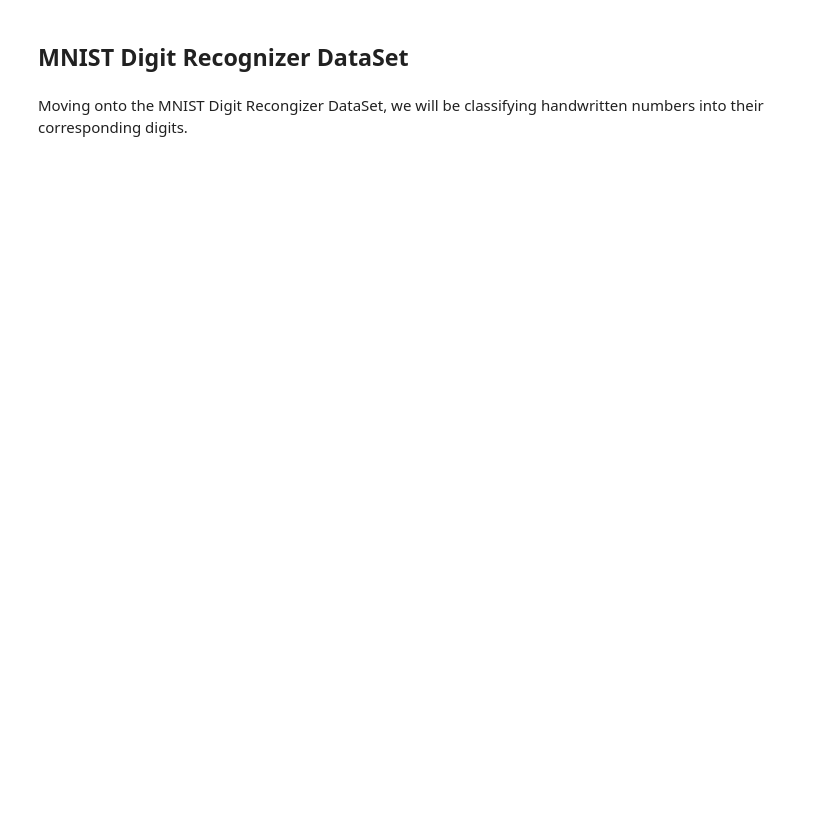
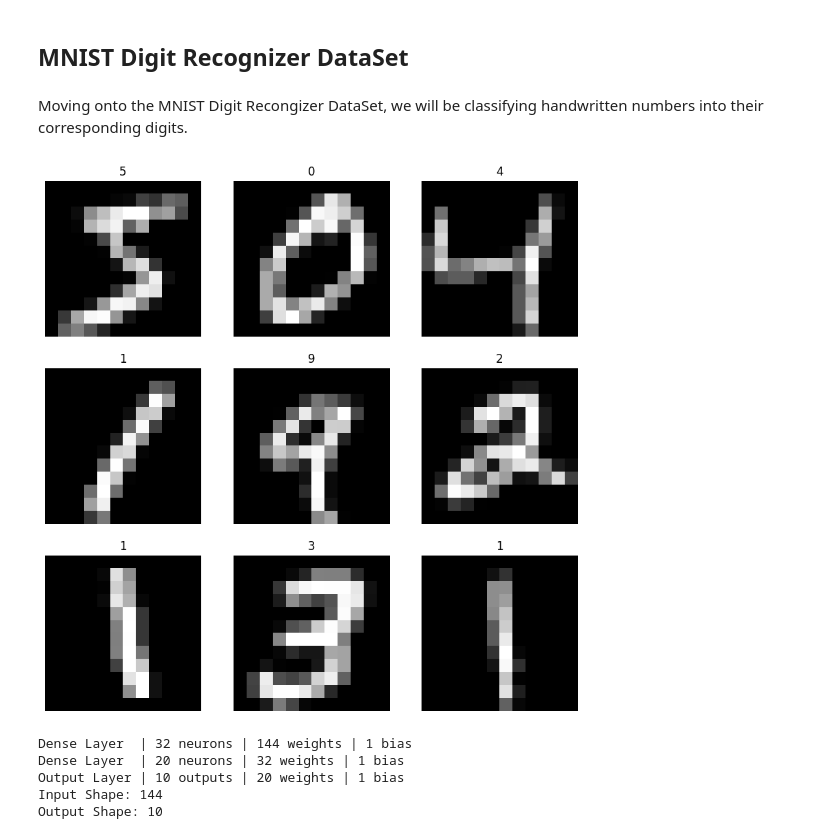
Before and after one commit to jtang25/NeuralNetwork, a Jupyter notebook: notebook.ipynb, the cells around one changed output. Drawn from its saved outputs; the diff is of its cells as text; code cells hidden in the pictures; blank space fills up the shorter version.

```diff
--- a/notebook.ipynb
+++ b/notebook.ipynb
@@ -165,0 +151,19 @@ Output Shape: 1
+# %%
+from Model import *
+import tensorflow as tf
+
+my_model = Model(Layers=[
+    Dense_Layer(input_shape=9,output_shape=30, activation_func="lrelu"),
+    Dense_Layer(input_shape=30,output_shape=6, activation_func="lrelu"),
+    Output_Layer(input_shape=6,output_shape=1)
+])
+model = tf.keras.Sequential([
+    tf.keras.layers.Dense(30, input_shape=(9,), activation=tf.keras.layers.LeakyReLU(alpha=0.01)),
+    tf.keras.layers.Dense(6, activation=tf.keras.layers.LeakyReLU(alpha=0.01)),
+    tf.keras.layers.Dense(1)  # Output layer, no activation for regression
+])
+
+# Compile the model with SGD optimizer
+model.compile(optimizer=tf.keras.optimizers.SGD(learning_rate=0.001),
+              loss='mean_absolute_error')
+model.summary()
@@ -217,3 +262,50 @@ plt.scatter(test_y[:5000], [my_model.forward_pass(test_X[d]) for d in range(5000
 ## MNIST Digit Recognizer DataSet
 # %% [markdown]
 Moving onto the MNIST Digit Recongizer DataSet, we will be classifying handwritten numbers into their corresponding digits.
+# %%
+from tensorflow.keras.datasets import mnist
+from tensorflow.keras.utils import to_categorical
+from tensorflow.image import resize
+import numpy as np
+import matplotlib.pyplot as plt
+import tensorflow as tf
+
+(X_train, y_train), (X_test, y_test) = mnist.load_data()
+
+X_train = tf.image.resize(X_train[..., tf.newaxis], [14, 14]).numpy()
+X_test = tf.image.resize(X_test[..., tf.newaxis], [14, 14]).numpy()
+
+X_train = X_train[:, 1:-1, 1:-1]
+X_test = X_test[:, 1:-1, 1:-1]
+
+X_train = X_train.reshape((X_train.shape[0], 12 * 12)).astype('float32') / 255
+X_test = X_test.reshape((X_test.shape[0], 12 * 12)).astype('float32') / 255
+y_train = to_categorical(y_train, 10)
+y_test = to_categorical(y_test, 10)
+
+# visualize the first 9 images
+plt.figure(figsize=(10, 10))
+for i in range(9):
+    plt.subplot(3, 3, i + 1)
+    plt.imshow(X_train[i].reshape(12, 12), cmap='gray')
+    plt.title(np.argmax(y_train[i]))
+    plt.axis('off')
+plt.show()
+# %% [output]
+[figure, added]
+# %%
+from Model import *
+
+model = Model(Layers=[
+    Dense_Layer(input_shape=144, output_shape=32, activation_func="relu"),
+    Dense_Layer(input_shape=32, output_shape=20, activation_func="relu"),
+    Output_Layer(input_shape=20, output_shape=10, activation_func="softmax")
+])
+
+model.summary()
+# %% [output]
+Dense Layer  | 32 neurons | 144 weights | 1 bias
+Dense Layer  | 20 neurons | 32 weights | 1 bias
+Output Layer | 10 outputs | 20 weights | 1 bias
+Input Shape: 144
+Output Shape: 10
```
Also changed, not shown: parts of 15 cells of this notebook, 5 other files.
